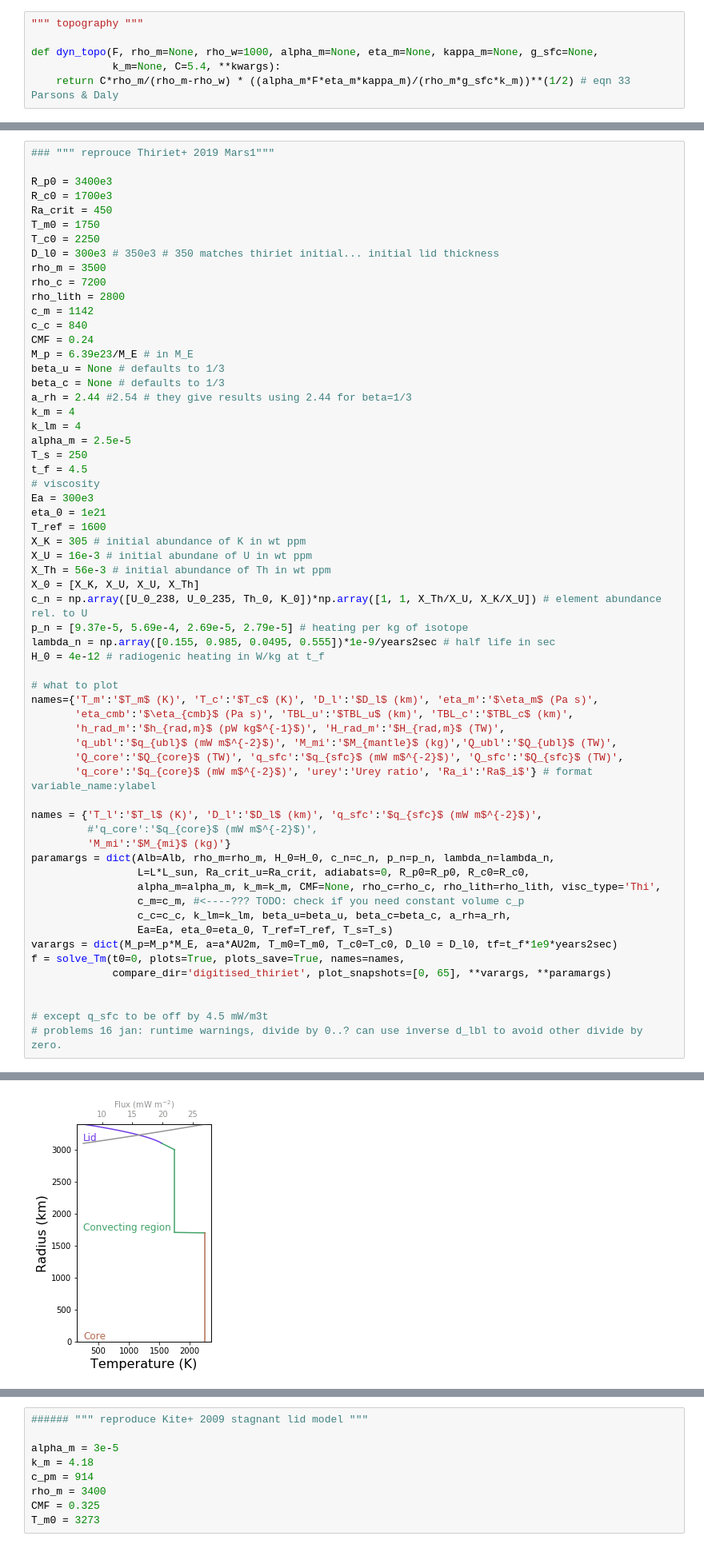
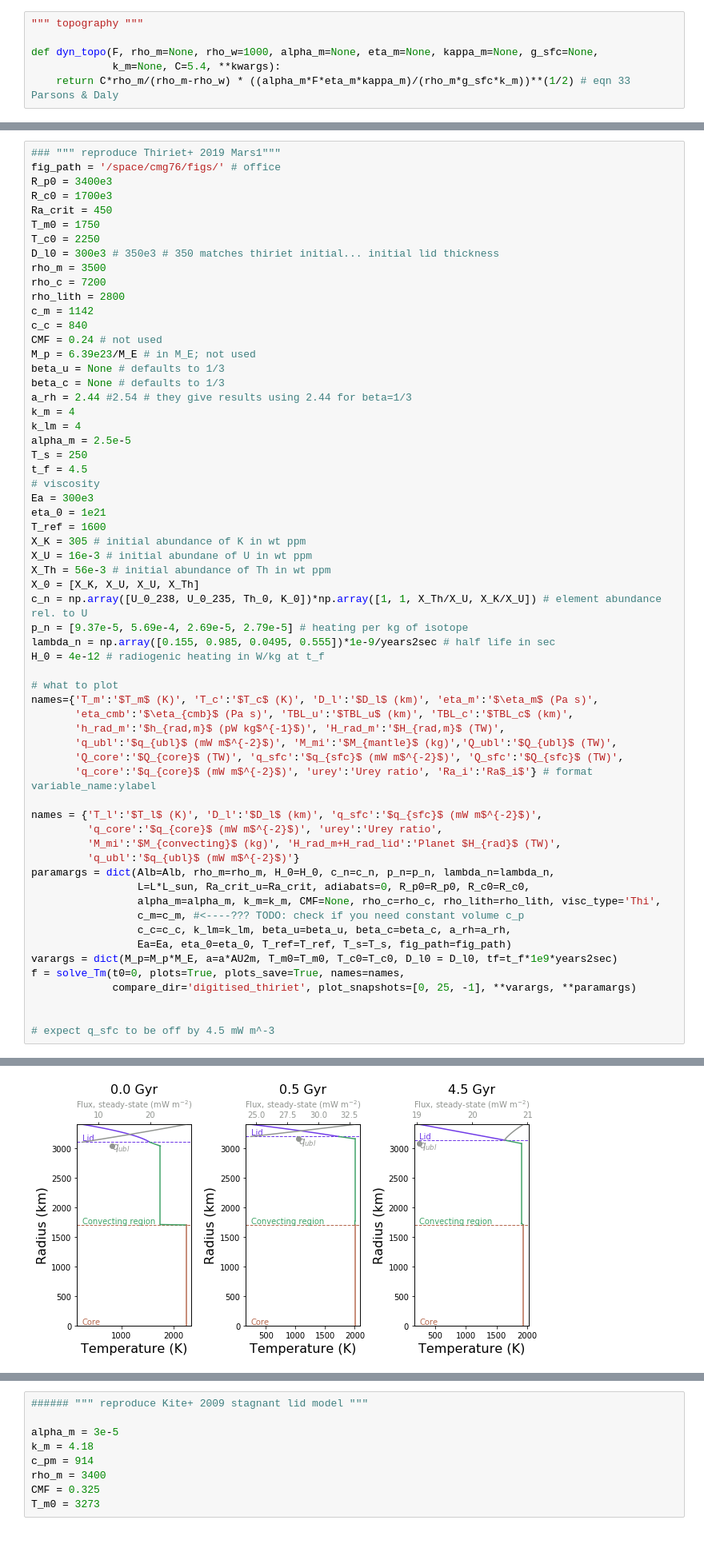
Before and after one commit to clairesworld/exo-top, a Jupyter notebook: thermal_evolution_3layer.ipynb, the cells around one changed output, grey strips where cells are left out. Shown at 80% size. Drawn from its saved outputs; the diff is of its cells as text.

```diff
--- a/thermal_evolution_3layer.ipynb
+++ b/thermal_evolution_3layer.ipynb
@@ -543,6 +612,6 @@ X_0 = [X_K, X_U, X_U, X_Th]
 # %%
-### """ reprouce Thiriet+ 2019 Mars1"""
-
+### """ reproduce Thiriet+ 2019 Mars1"""
+fig_path = '/space/cmg76/figs/' # office
 R_p0 = 3400e3
 R_c0 = 1700e3
 Ra_crit = 450
@@ -554,8 +623,8 @@ rho_c = 7200
 rho_lith = 2800
 c_m = 1142
 c_c = 840
-CMF = 0.24
-M_p = 6.39e23/M_E # in M_E
+CMF = 0.24 # not used
+M_p = 6.39e23/M_E # in M_E; not used
 beta_u = None # defaults to 1/3
 beta_c = None # defaults to 1/3
 a_rh = 2.44 #2.54 # they give results using 2.44 for beta=1/3
@@ -586,19 +655,19 @@ names={'T_m':'$T_m$ (K)', 'T_c':'$T_c$ (K)', 'D_l':'$D_l$ (km)', 'eta_m':'$\eta_
        'q_core':'$q_{core}$ (mW m$^{-2}$)', 'urey':'Urey ratio', 'Ra_i':'Ra$_i$'} # format variable_name:ylabel
 
 names = {'T_l':'$T_l$ (K)', 'D_l':'$D_l$ (km)', 'q_sfc':'$q_{sfc}$ (mW m$^{-2}$)',
-         #'q_core':'$q_{core}$ (mW m$^{-2}$)',
-         'M_mi':'$M_{mi}$ (kg)'}
+         'q_core':'$q_{core}$ (mW m$^{-2}$)', 'urey':'Urey ratio',
+         'M_mi':'$M_{convecting}$ (kg)', 'H_rad_m+H_rad_lid':'Planet $H_{rad}$ (TW)',
+         'q_ubl':'$q_{ubl}$ (mW m$^{-2}$)'}
 paramargs = dict(Alb=Alb, rho_m=rho_m, H_0=H_0, c_n=c_n, p_n=p_n, lambda_n=lambda_n,
                  L=L*L_sun, Ra_crit_u=Ra_crit, adiabats=0, R_p0=R_p0, R_c0=R_c0,
                  alpha_m=alpha_m, k_m=k_m, CMF=None, rho_c=rho_c, rho_lith=rho_lith, visc_type='Thi',
                  c_m=c_m, #<----??? TODO: check if you need constant volume c_p
                  c_c=c_c, k_lm=k_lm, beta_u=beta_u, beta_c=beta_c, a_rh=a_rh,
-                 Ea=Ea, eta_0=eta_0, T_ref=T_ref, T_s=T_s)
+                 Ea=Ea, eta_0=eta_0, T_ref=T_ref, T_s=T_s, fig_path=fig_path)
 varargs = dict(M_p=M_p*M_E, a=a*AU2m, T_m0=T_m0, T_c0=T_c0, D_l0 = D_l0, tf=t_f*1e9*years2sec)
 f = solve_Tm(t0=0, plots=True, plots_save=True, names=names,
-             compare_dir='digitised_thiriet', plot_snapshots=[0, 65], **varargs, **paramargs)
+             compare_dir='digitised_thiriet', plot_snapshots=[0, 25, -1], **varargs, **paramargs)
 
 
-# except q_sfc to be off by 4.5 mW/m3t
-# problems 16 jan: runtime warnings, divide by 0..? can use inverse d_lbl to avoid other divide by zero.
+# expect q_sfc to be off by 4.5 mW m^-3
 # %% [output]
@@ -625 +694 @@ M_c 1.4817258918803187e+23 kg
-[figure, old version]
+[figure, new version]
```
Also changed, not shown: parts of 10 cells of this notebook, 5 other files.
